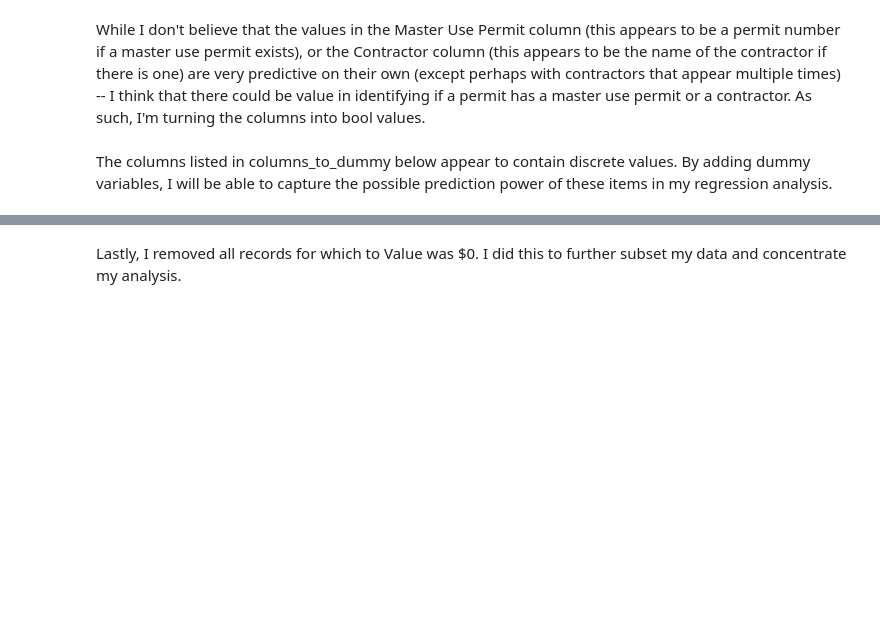
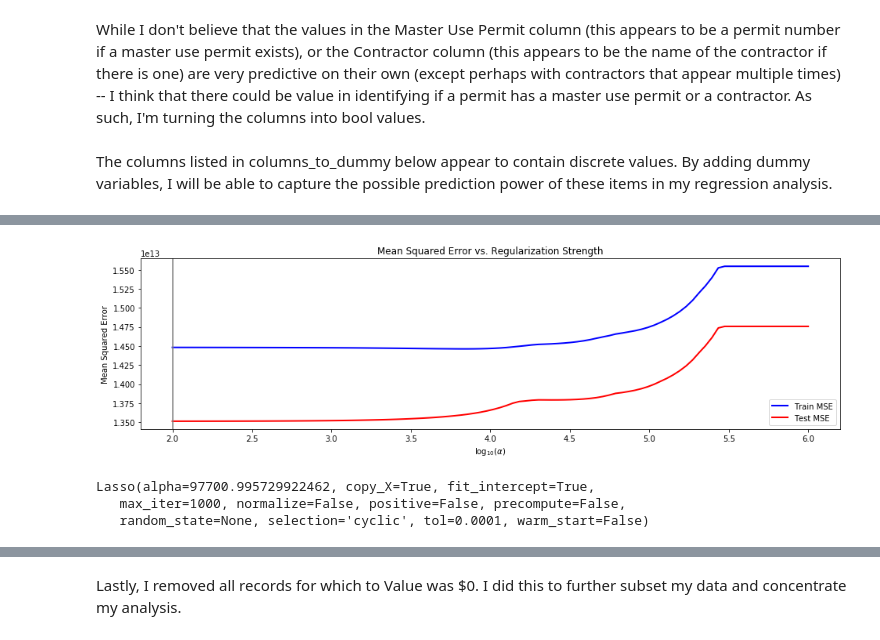
Before and after one commit to crredding/seattle_building_permits, a Jupyter notebook: Seattle Building Permit Data.ipynb, the cells around one changed output, grey strips where cells are left out. Drawn from its saved outputs; the diff is of its cells as text; code cells hidden in the pictures; blank space fills up the shorter version.

```diff
--- a/Seattle Building Permit Data.ipynb
+++ b/Seattle Building Permit Data.ipynb
@@ -162,0 +215,41 @@ data5 = pd.get_dummies(data4, columns=columns_to_dummy)
+# %%
+def rss(model, X, y):
+    preds = model.predict(X)
+    n = X.shape[0]
+    return np.sum((y - preds)**2) / n
+
+def train_and_test_error(regressions, X_train, y_train, X_test, y_test):
+    alphas = [ridge.alpha for ridge in regressions]
+    train_scores = [rss(reg, X_train, y_train) for reg in regressions]
+    test_scores = [rss(reg, X_test, y_test) for reg in regressions]
+    return pd.DataFrame({
+        'train_scores': train_scores,
+        'test_scores': test_scores,
+    }, index=alphas)
+
+def get_optimal_alpha(train_and_test_errors):
+    test_errors = train_and_test_errors["test_scores"]
+    optimal_idx = np.argmin(test_errors.values)
+    return train_and_test_errors.index[optimal_idx]
+
+def plot_train_and_test_error(ax, train_and_test_errors, alpha=1.0, linewidth=2, legend=True):
+    alphas = train_and_test_errors.index
+    optimal_alpha = get_optimal_alpha(train_and_test_errors)
+    ax.plot(np.log10(alphas), train_and_test_errors.train_scores, label="Train MSE",
+            color="blue", linewidth=linewidth, alpha=alpha)
+    ax.plot(np.log10(alphas), train_and_test_errors.test_scores, label="Test MSE",
+            color="red", linewidth=linewidth, alpha=alpha)
+    ax.axvline(x=np.log10(optimal_alpha), color="grey", alpha=alpha)
+    ax.set_xlabel(r"$\log_{10}(\alpha)$")
+    ax.set_ylabel("Mean Squared Error")
+    ax.set_title("Mean Squared Error vs. Regularization Strength")
+    if legend:
+        ax.legend()
+# %%
+train_and_test_errors = train_and_test_error(
+    lasso_regressions, X_train, y_train, X_test, y_test)
+# %%
+fig, ax = plt.subplots(figsize=(16, 4))
+plot_train_and_test_error(ax, train_and_test_errors)
+# %% [output]
+[figure, added]
@@ -162,0 +258,7 @@ data5 = pd.get_dummies(data4, columns=columns_to_dummy)
+# %%
+final_lasso_model = Lasso(alpha=lasso_optimal_alpha)
+final_lasso_model.fit(X, y)
+# %% [output]
+Lasso(alpha=97700.995729922462, copy_X=True, fit_intercept=True,
+   max_iter=1000, normalize=False, positive=False, precompute=False,
+   random_state=None, selection='cyclic', tol=0.0001, warm_start=False)
```
Also changed, not shown: parts of 52 cells of this notebook.
